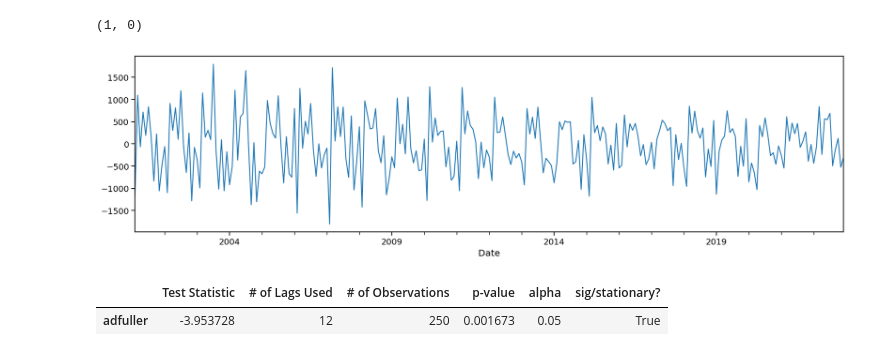
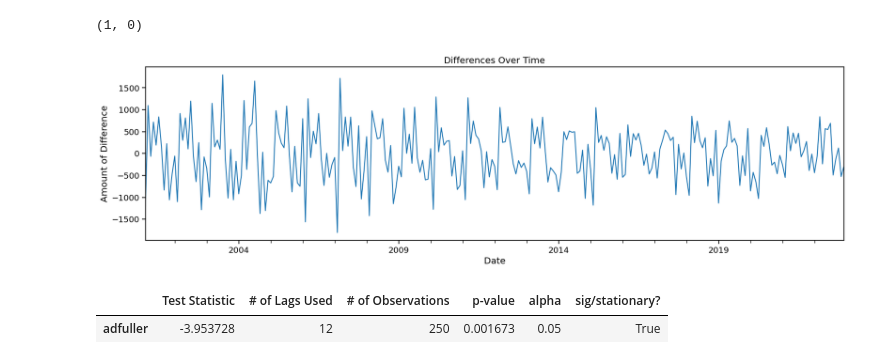
Before and after one commit to LoveidaLucero/Chicago-Crime-Trends, a Jupyter notebook: Part 2.ipynb, the cells around one changed output. Cells and saved outputs as stored; diff of their text form; code cells hidden in the pictures.

```diff
--- a/Part 2.ipynb
+++ b/Part 2.ipynb
@@ -376,11 +376,11 @@ d,D
 # %%
 # get diff values
 ts_diff = ts_theft.diff()
 ts_diff = ts_diff.dropna()
 
-ts_diff.plot();
+ts_diff.plot(title='Differences Over Time', ylabel='Amount of Difference');
 # %% [output]
-[figure, old version]
+[figure, new version]
 # %%
 # confirm 2diff is stationary
 get_adfuller_results(ts_diff)
```
Also changed, not shown: parts of 55 cells of this notebook.
